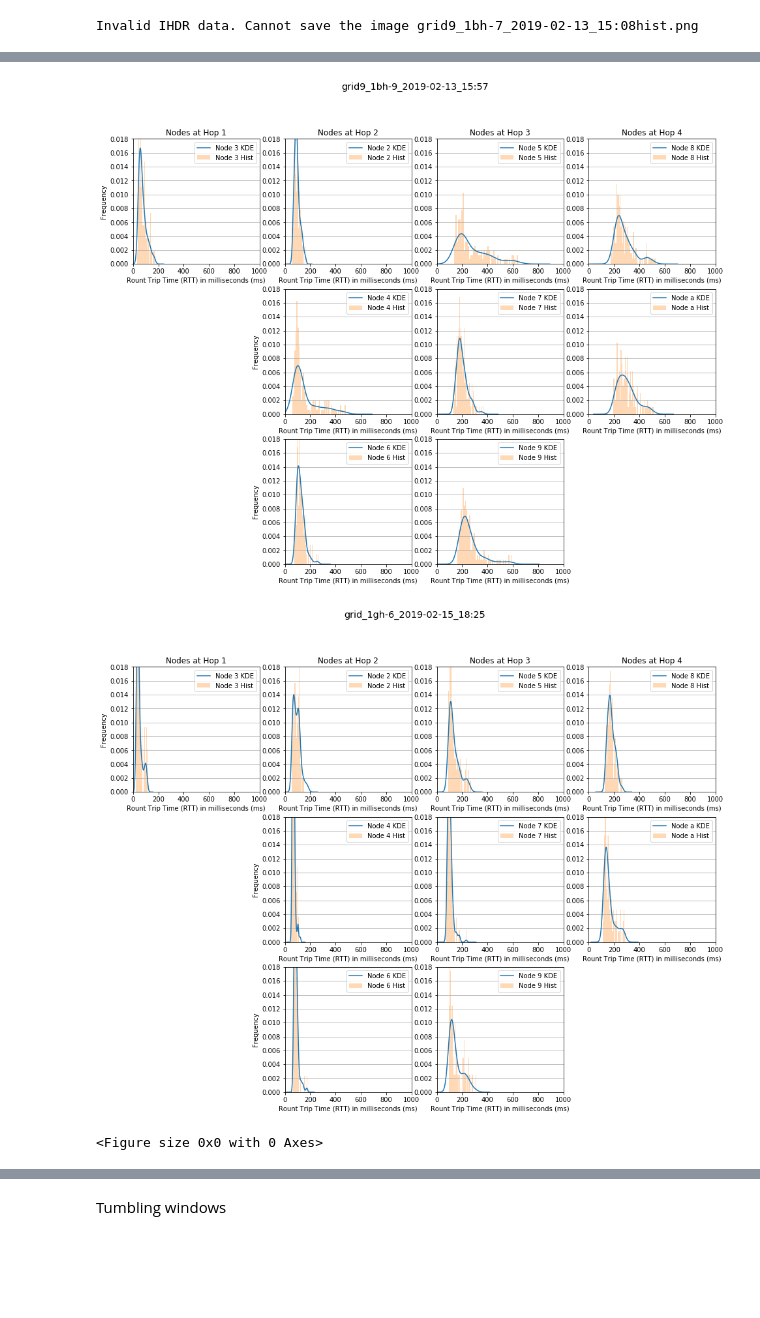
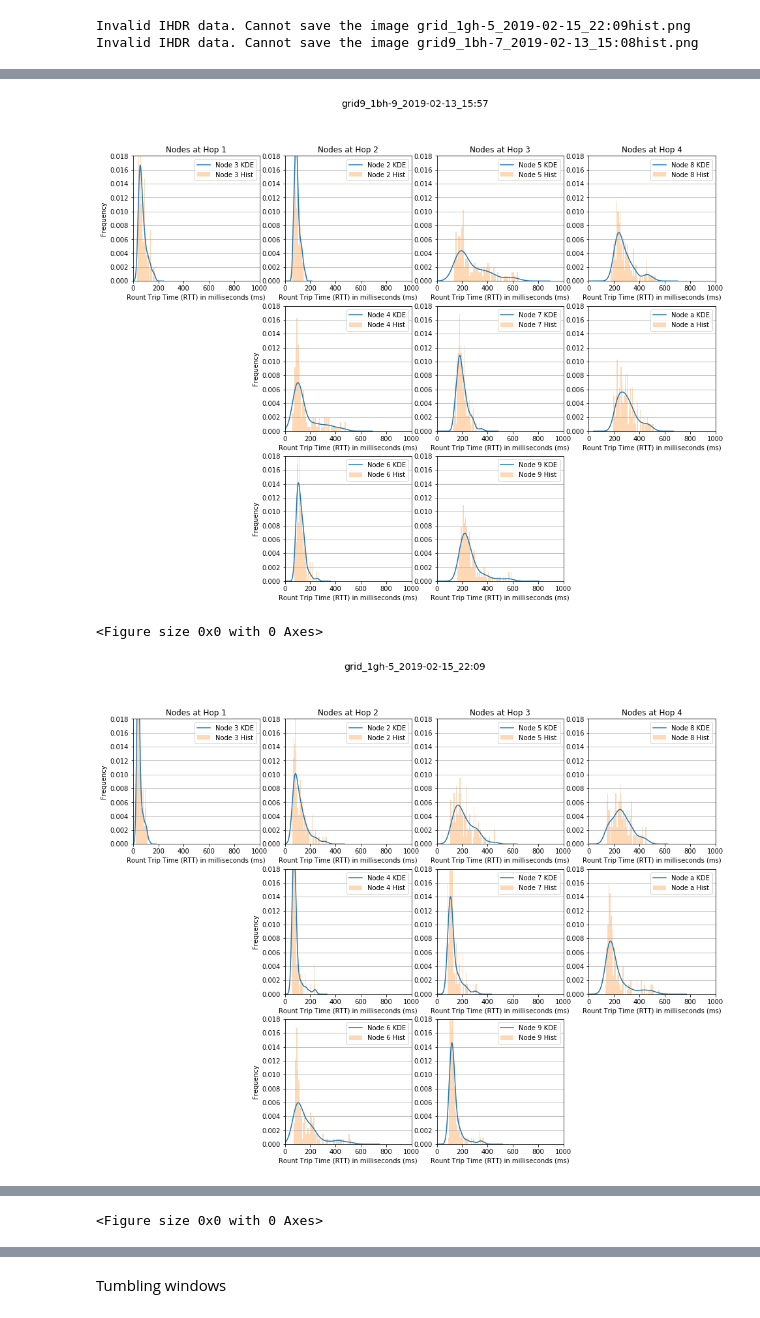
Before and after one commit to ichatz/iot-netprofiler, a Jupyter notebook: cooja3-9nodes/ExploratoryAnalysis.ipynb, the cells around one changed output, grey strips where cells are left out. Drawn from its saved outputs; the diff is of its cells as text; code cells hidden in the pictures; blank space fills up the shorter version.

Commit message:
adding grey holes plots

```diff
--- a/cooja3-9nodes/ExploratoryAnalysis.ipynb
+++ b/cooja3-9nodes/ExploratoryAnalysis.ipynb
@@ -10,25 +10,28 @@ import plots_analysis
 # %%
 plots = [("traces/normal/", 'grid9_normal_2019-02-13_17:05'),
          ("traces/1bh-3/", 'grid9_1bh-3_2019-02-13_16:28'),
          ("traces/1bh-5/", 'grid9_1bh-5_2019-02-13_15:31'),
          ("traces/1bh-6/", 'grid9_1bh-6_2019-02-13_12:59'),
          #("traces/1bh-7/", 'grid9_1bh-7_2019-02-13_15:08'),
          ("traces/1bh-9/", 'grid9_1bh-9_2019-02-13_15:57'),
+         ("traces/1gh-3/", 'grid_1gh-5_2019-02-15_22:09'),
+         ("traces/1gh-5/", 'grid_1gh-5_2019-02-15_22:09'),
          ("traces/1gh-6/", 'grid_1gh-6_2019-02-15_18:25'),
          ("traces/1gh-7/", 'grid9_1bh-7_2019-02-13_15:08'),
          ("traces/1gh-9/", 'grid_1gh-9_2019-02-15_19:19')
         ]
 
 for row in plots:
     nodes, packets_node = trace_analysis.process_cooja2_traces(row[0], row[1])
     clean = trace_analysis.separate_outliers_by_node(packets_node)
     plots_analysis.plot_histograms_hops_nodes(nodes, clean, 1000, 0.018, row[1])
 # %% [output]
+Invalid IHDR data. Cannot save the image grid_1gh-5_2019-02-15_22:09hist.png
 Invalid IHDR data. Cannot save the image grid9_1bh-7_2019-02-13_15:08hist.png
 [figure]
 [figure]
 [figure]
 [figure]
 [figure]
+<Figure size 0x0 with 0 Axes>
-[figure, old version]
+[figure, new version]
-<Figure size 0x0 with 0 Axes>
@@ -35,0 +39 @@ Invalid IHDR data. Cannot save the image grid9_1bh-7_2019-02-13_15:08hist.png
+<Figure size 0x0 with 0 Axes>
```
Also changed, not shown: parts of 4 cells of this notebook, 4 other files.
